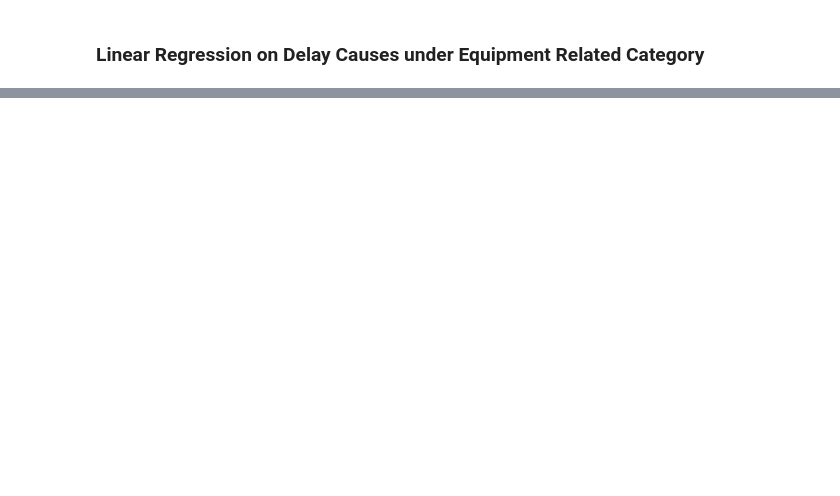
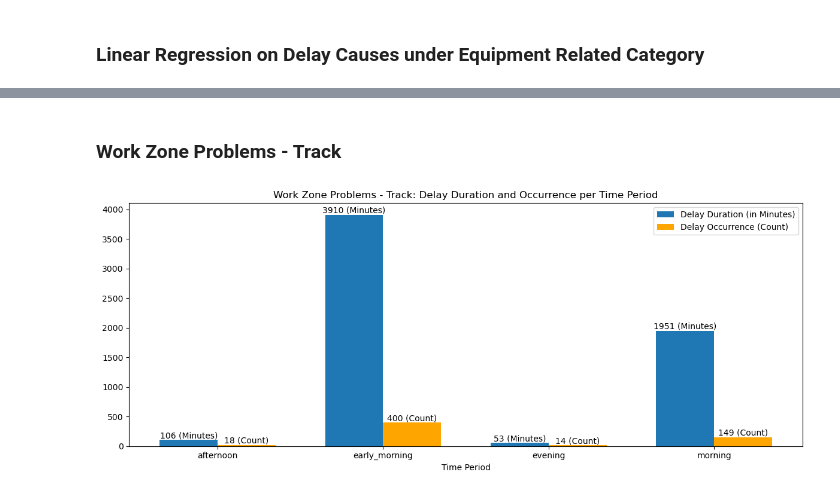
Before and after one commit to emem83/TTC-Delay-Dataset, a Jupyter notebook: TTC_Delay_Dataset_EDA.ipynb, the cells around one changed output, grey strips where cells are left out. Saved outputs shown, nothing was run; the diff lists cells and outputs as text; code cells hidden in the pictures; blank space fills up the shorter version.

```diff
--- a/TTC_Delay_Dataset_EDA.ipynb
+++ b/TTC_Delay_Dataset_EDA.ipynb
@@ -832,0 +722,7 @@ plt.show()
+# %% [markdown]
+### Work Zone Problems - Track
+# %%
+create_bar_chart(delay_cause = Work_Zone_Problems___Track,
+                 title = 'Work Zone Problems - Track: Delay Duration and Occurrence per Time Period')
+# %% [output]
+[figure, added]
```
Also changed, not shown: parts of 29 cells of this notebook.
